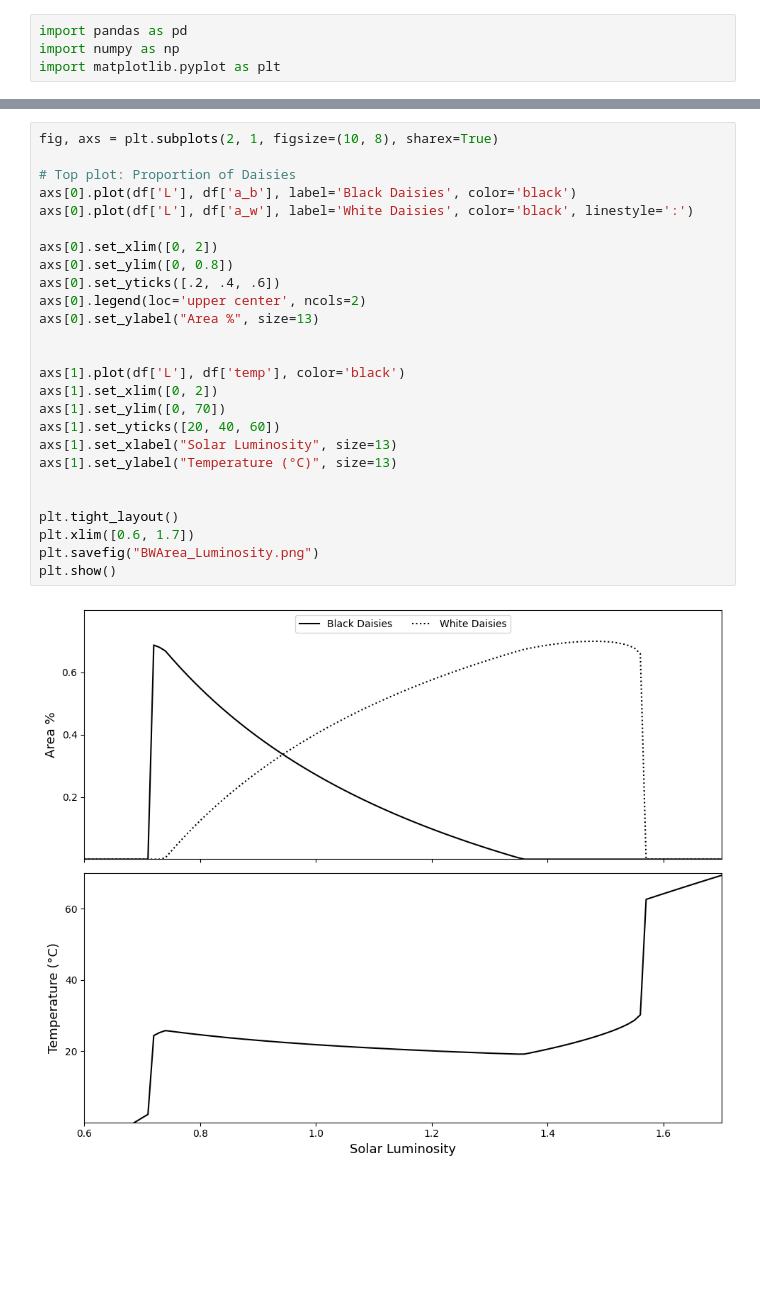
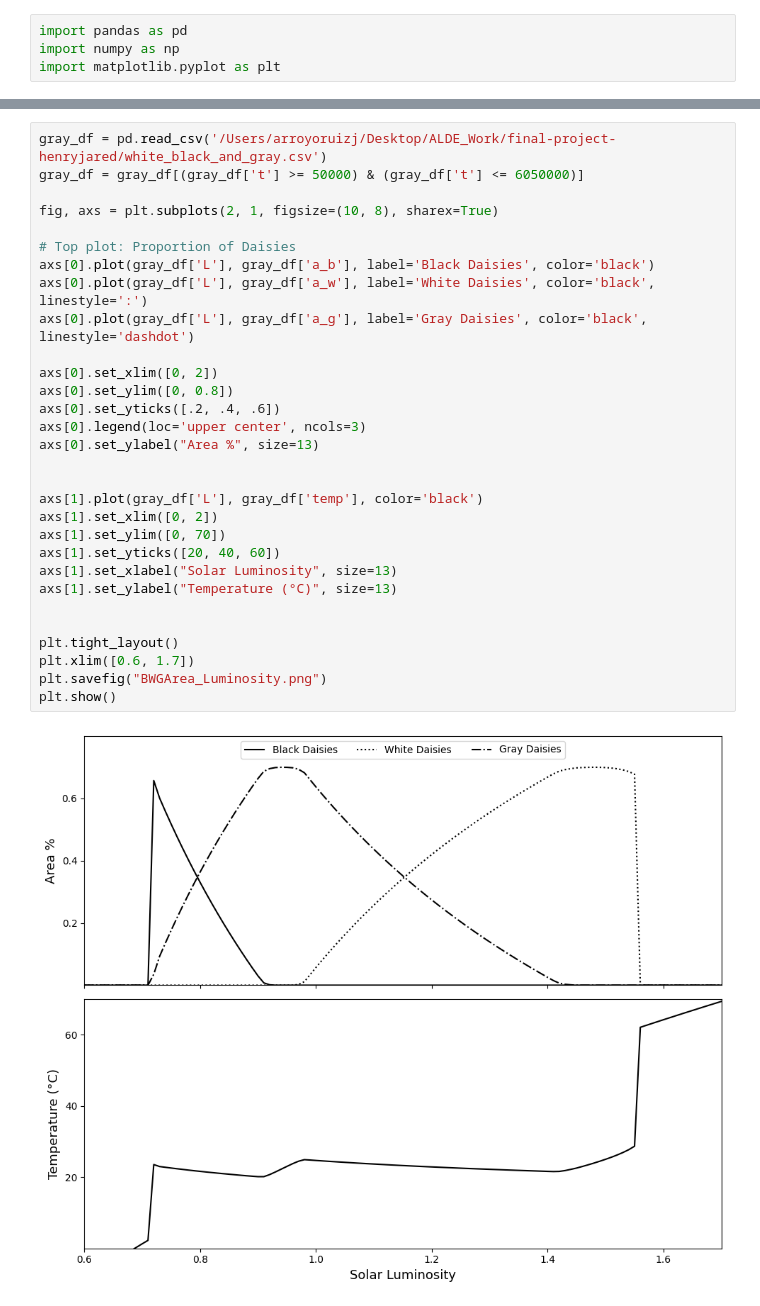
Before and after one commit to CS361-S25/final-project-henryjared, a Jupyter notebook: Graph.ipynb, the cells around one changed output, grey strips where cells are left out. Saved outputs shown, nothing was run; the diff lists cells and outputs as text; blank space fills up the shorter version.

Commit message:
Graphed black, white, and gray daisies

```diff
--- a/Graph.ipynb
+++ b/Graph.ipynb
@@ -14,28 +41,32 @@ df = df[(df['t'] >= 50000) & (df['t'] <= 6050000)]
-# %%
-fig, axs = plt.subplots(2, 1, figsize=(10, 8), sharex=True)
-
-# Top plot: Proportion of Daisies
-axs[0].plot(df['L'], df['a_b'], label='Black Daisies', color='black')
-axs[0].plot(df['L'], df['a_w'], label='White Daisies', color='black', linestyle=':')
-
-axs[0].set_xlim([0, 2])
-axs[0].set_ylim([0, 0.8])
-axs[0].set_yticks([.2, .4, .6])
-axs[0].legend(loc='upper center', ncols=2)
-axs[0].set_ylabel("Area %", size=13)
-
-
-axs[1].plot(df['L'], df['temp'], color='black')
-axs[1].set_xlim([0, 2])
-axs[1].set_ylim([0, 70])
-axs[1].set_yticks([20, 40, 60])
-axs[1].set_xlabel("Solar Luminosity", size=13)
-axs[1].set_ylabel("Temperature (°C)", size=13)
-
-
-plt.tight_layout()
-plt.xlim([0.6, 1.7])
-plt.savefig("BWArea_Luminosity.png")
-plt.show()
-# %% [output]
-[figure, removed]
+# %%
+gray_df = pd.read_csv('/Users/arroyoruizj/Desktop/ALDE_Work/final-project-henryjared/white_black_and_gray.csv')
+gray_df = gray_df[(gray_df['t'] >= 50000) & (gray_df['t'] <= 6050000)]
+
+fig, axs = plt.subplots(2, 1, figsize=(10, 8), sharex=True)
+
+# Top plot: Proportion of Daisies
+axs[0].plot(gray_df['L'], gray_df['a_b'], label='Black Daisies', color='black')
+axs[0].plot(gray_df['L'], gray_df['a_w'], label='White Daisies', color='black', linestyle=':')
+axs[0].plot(gray_df['L'], gray_df['a_g'], label='Gray Daisies', color='black', linestyle='dashdot')
+
+axs[0].set_xlim([0, 2])
+axs[0].set_ylim([0, 0.8])
+axs[0].set_yticks([.2, .4, .6])
+axs[0].legend(loc='upper center', ncols=3)
+axs[0].set_ylabel("Area %", size=13)
+
+
+axs[1].plot(gray_df['L'], gray_df['temp'], color='black')
+axs[1].set_xlim([0, 2])
+axs[1].set_ylim([0, 70])
+axs[1].set_yticks([20, 40, 60])
+axs[1].set_xlabel("Solar Luminosity", size=13)
+axs[1].set_ylabel("Temperature (°C)", size=13)
+
+
+plt.tight_layout()
+plt.xlim([0.6, 1.7])
+plt.savefig("BWGArea_Luminosity.png")
+plt.show()
+# %% [output]
+[figure, added]
```
Also changed, not shown: parts of 1 cell of this notebook, 2 other files.
